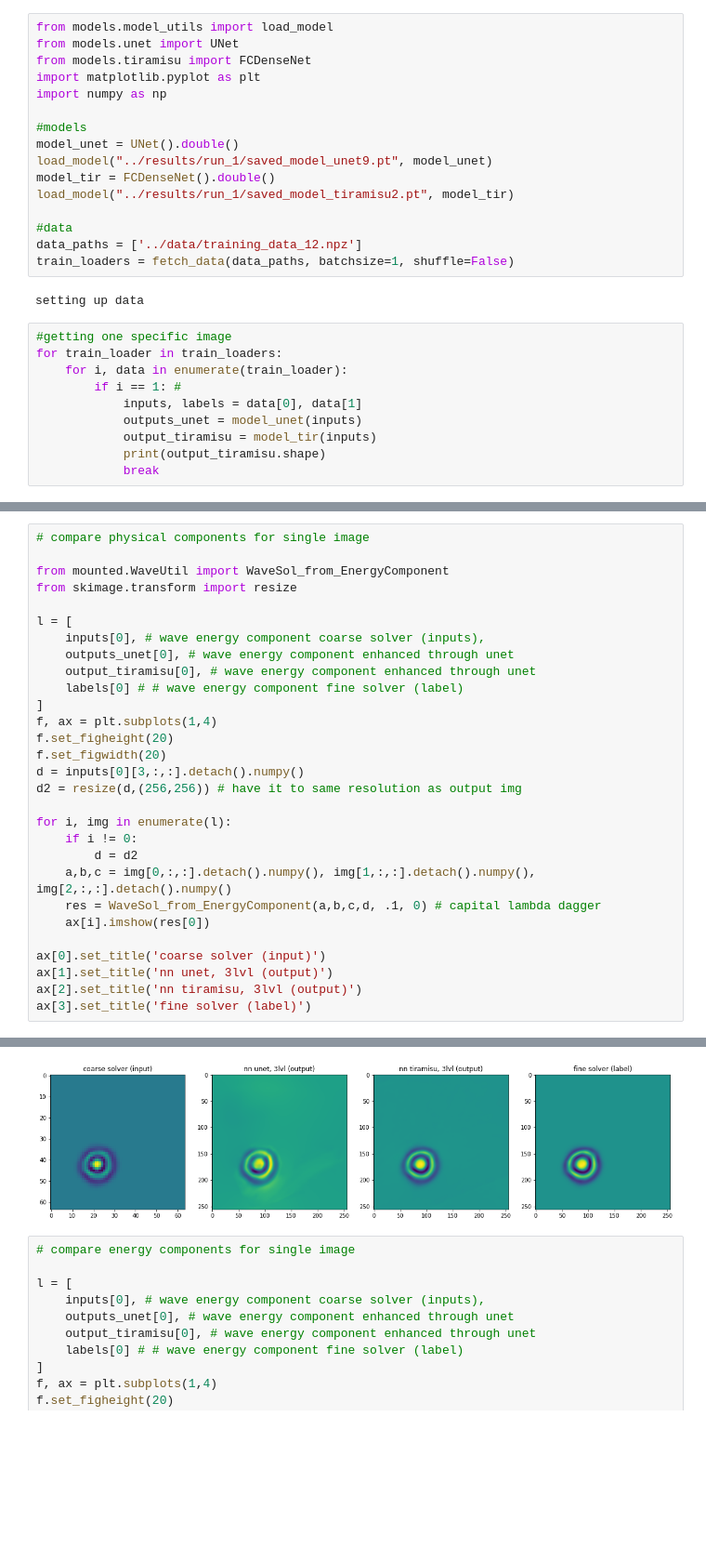
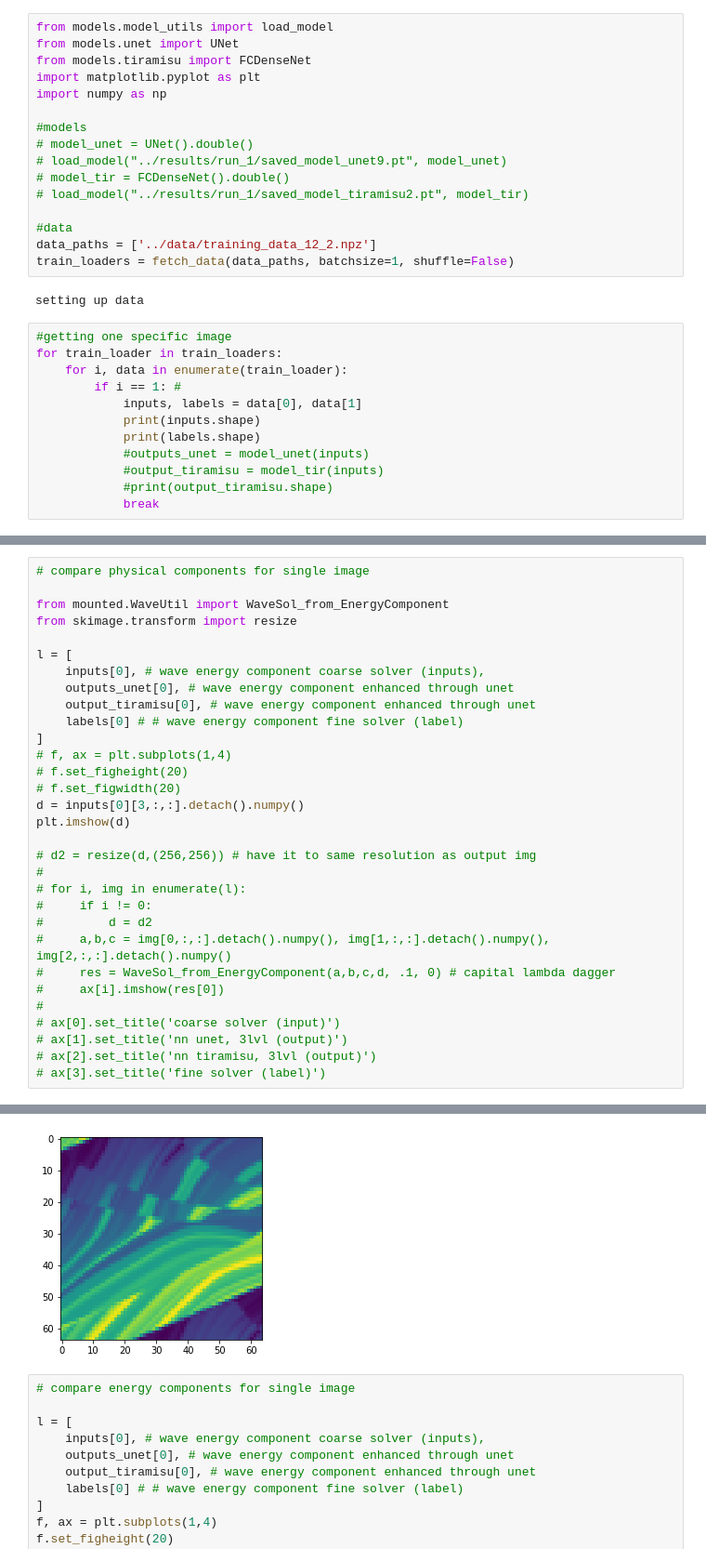
Before and after one commit to utkaiser/masterthesis_code, a Jupyter notebook: analysis/wave_field_reproduction.ipynb, the cells around one changed output, grey strips where cells are left out. Shown: that part at 93% size. Cells and saved outputs as stored; diff of their text form; blank space fills up the shorter version.

Commit message:
clarified code t dagger star

```diff
--- a/analysis/wave_field_reproduction.ipynb
+++ b/analysis/wave_field_reproduction.ipynb
@@ -27,13 +27,13 @@ import matplotlib.pyplot as plt
 import numpy as np
 
 #models
-model_unet = UNet().double()
-load_model("../results/run_1/saved_model_unet9.pt", model_unet)
-model_tir = FCDenseNet().double()
-load_model("../results/run_1/saved_model_tiramisu2.pt", model_tir)
+# model_unet = UNet().double()
+# load_model("../results/run_1/saved_model_unet9.pt", model_unet)
+# model_tir = FCDenseNet().double()
+# load_model("../results/run_1/saved_model_tiramisu2.pt", model_tir)
 
 #data
-data_paths = ['../data/training_data_12.npz']
+data_paths = ['../data/training_data_12_2.npz']
 train_loaders = fetch_data(data_paths, batchsize=1, shuffle=False)
 # %% [output]
 setting up data
@@ -43,8 +43,10 @@ for train_loader in train_loaders:
     for i, data in enumerate(train_loader):
         if i == 1: #
             inputs, labels = data[0], data[1]
-            outputs_unet = model_unet(inputs)
-            output_tiramisu = model_tir(inputs)
-            print(output_tiramisu.shape)
+            print(inputs.shape)
+            print(labels.shape)
+            #outputs_unet = model_unet(inputs)
+            #output_tiramisu = model_tir(inputs)
+            #print(output_tiramisu.shape)
             break
 # %% [output]
@@ -61,21 +64,23 @@ l = [
     output_tiramisu[0], # wave energy component enhanced through unet
     labels[0] # # wave energy component fine solver (label)
 ]
-f, ax = plt.subplots(1,4)
-f.set_figheight(20)
-f.set_figwidth(20)
+# f, ax = plt.subplots(1,4)
+# f.set_figheight(20)
+# f.set_figwidth(20)
 d = inputs[0][3,:,:].detach().numpy()
-d2 = resize(d,(256,256)) # have it to same resolution as output img
+plt.imshow(d)
 
-for i, img in enumerate(l):
-    if i != 0:
-        d = d2
-    a,b,c = img[0,:,:].detach().numpy(), img[1,:,:].detach().numpy(), img[2,:,:].detach().numpy()
-    res = WaveSol_from_EnergyComponent(a,b,c,d, .1, 0) # capital lambda dagger
-    ax[i].imshow(res[0])
-
-ax[0].set_title('coarse solver (input)')
-ax[1].set_title('nn unet, 3lvl (output)')
-ax[2].set_title('nn tiramisu, 3lvl (output)')
-ax[3].set_title('fine solver (label)')
+# d2 = resize(d,(256,256)) # have it to same resolution as output img
+#
+# for i, img in enumerate(l):
+#     if i != 0:
+#         d = d2
+#     a,b,c = img[0,:,:].detach().numpy(), img[1,:,:].detach().numpy(), img[2,:,:].detach().numpy()
+#     res = WaveSol_from_EnergyComponent(a,b,c,d, .1, 0) # capital lambda dagger
+#     ax[i].imshow(res[0])
+#
+# ax[0].set_title('coarse solver (input)')
+# ax[1].set_title('nn unet, 3lvl (output)')
+# ax[2].set_title('nn tiramisu, 3lvl (output)')
+# ax[3].set_title('fine solver (label)')
 # %% [output]
@@ -83,4 +88,4 @@ Text(0.5, 1.0, 'fine solver (label)')
-[figure, old version]
+[figure, new version]
 # %%
 # compare energy components for single image
 
```
Also changed, not shown: parts of 2 cells of this notebook, 7 other files.
